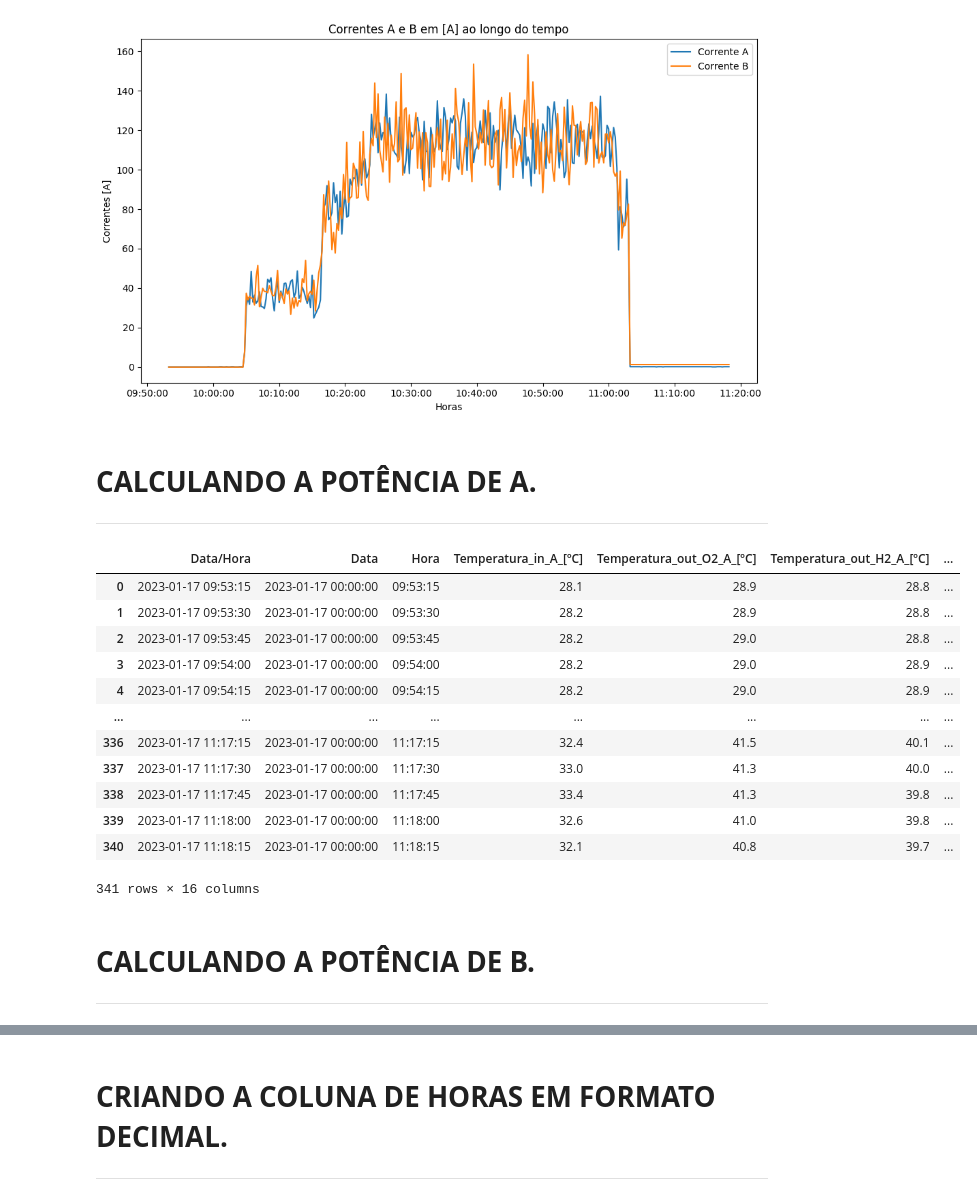
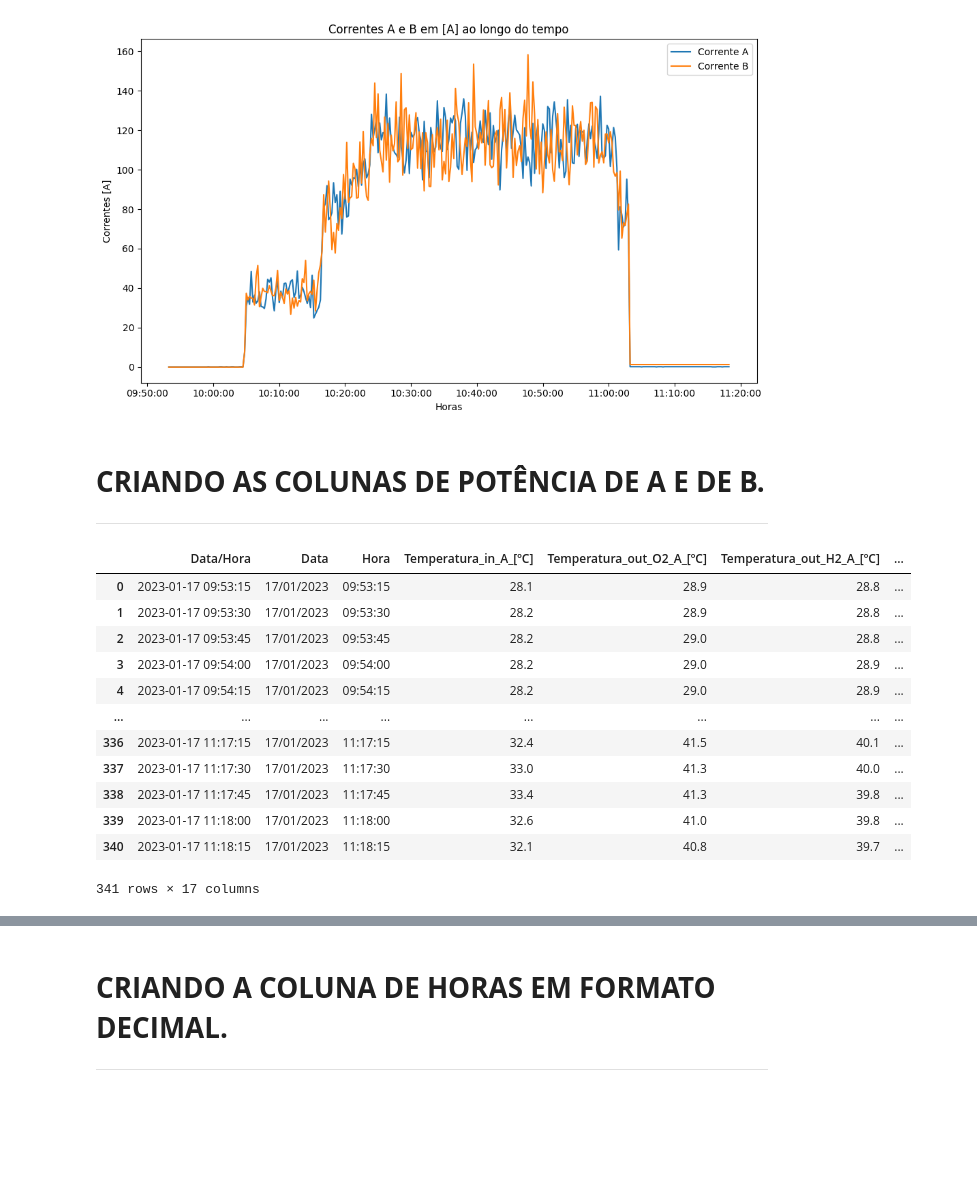
Before and after one commit to MalVaroTor/MalVaroTor, a Jupyter notebook: TCC_1_DESCOBRINDO.ipynb, the cells around one changed output, grey strips where cells are left out. Cells and saved outputs as stored; diff of their text form; code cells hidden in the pictures; blank space fills up the shorter version.

```diff
--- a/TCC_1_DESCOBRINDO.ipynb
+++ b/TCC_1_DESCOBRINDO.ipynb
@@ -38,0 +43,5 @@ display(db)
+# %%
+db['Data'] = pd.to_datetime(db['Data'])
+db['Data'] = db['Data'].dt.strftime('%d/%m/%Y')
+
+display(db)
@@ -127,37 +150,41 @@ plt.show()
 # %% [output]
 [figure]
 # %% [markdown]
-# **CALCULANDO A POTÊNCIA DE A.**
+# **CRIANDO AS COLUNAS DE POTÊNCIA DE A E DE B.**
 
 ---
 # %%
 # CALCULANDO A POTÊNCIA DE A.
 # db_dia['Potencia_A_[kW]'] = db_dia['Corrente_A_[A]'] * db_dia['Tensao_A_[V]'] / 1000
 
-# TRAZENDO O ÍNDICE DA COLUNA 'Corrente_B_[A]'.
-indice_corrente_B = db_dia.columns.get_loc('Tensao_A_[V]')
+# TRAZENDO O ÍNDICE DA COLUNA 'Tensao_A_[V]'.
+indice_tensao_a = db_dia.columns.get_loc('Tensao_A_[V]')
 
-# INSERINDO A COLUNA 'Potencia_A_[kW]' DEPOIS DA COLUNA 'Corrente_B_[A]'.
-db_dia.insert(indice_corrente_B + 1, \
+# INSERINDO A COLUNA 'Potencia_A_[kW]' DEPOIS DA COLUNA 'Tensao_A_[V]'.
+db_dia.insert(indice_tensao_a + 1, \
                 'Potencia_A_[kW]', \
                     db_dia['Corrente_A_[A]'] * db_dia['Tensao_A_[V]'] / 1000)
 
+# TRAZENDO O ÍNDICE DA COLUNA 'Tensao_B_[V]'.
+indice_tensao_B = db_dia.columns.get_loc('Tensao_B_[V]')
+
+# INSERINDO A COLUNA 'Potencia_B_[kW]' DEPOIS DA COLUNA 'Tensao_B_[V]'.
+db_dia.insert(indice_tensao_B + 1, \
+                'Potencia_B_[kW]', \
+                    db_dia['Corrente_B_[A]'] * db_dia['Tensao_B_[V]'] / 1000)
+
 display(db_dia)
 # %% [output]
 |  | Data/Hora | Data | Hora | Temperatura_in_A_[ºC] | Temperatura_out_O2_A_[ºC] | Temperatura_out_H2_A_[ºC] | ... |
-| 0 | 2023-01-17 09:53:15 | 2023-01-17 00:00:00 | 09:53:15 | 28.1 | 28.9 | 28.8 | ... |
-| 1 | 2023-01-17 09:53:30 | 2023-01-17 00:00:00 | 09:53:30 | 28.2 | 28.9 | 28.8 | ... |
-| 2 | 2023-01-17 09:53:45 | 2023-01-17 00:00:00 | 09:53:45 | 28.2 | 29.0 | 28.8 | ... |
-| 3 | 2023-01-17 09:54:00 | 2023-01-17 00:00:00 | 09:54:00 | 28.2 | 29.0 | 28.9 | ... |
-| 4 | 2023-01-17 09:54:15 | 2023-01-17 00:00:00 | 09:54:15 | 28.2 | 29.0 | 28.9 | ... |
+| 0 | 2023-01-17 09:53:15 | 17/01/2023 | 09:53:15 | 28.1 | 28.9 | 28.8 | ... |
+| 1 | 2023-01-17 09:53:30 | 17/01/2023 | 09:53:30 | 28.2 | 28.9 | 28.8 | ... |
+| 2 | 2023-01-17 09:53:45 | 17/01/2023 | 09:53:45 | 28.2 | 29.0 | 28.8 | ... |
+| 3 | 2023-01-17 09:54:00 | 17/01/2023 | 09:54:00 | 28.2 | 29.0 | 28.9 | ... |
+| 4 | 2023-01-17 09:54:15 | 17/01/2023 | 09:54:15 | 28.2 | 29.0 | 28.9 | ... |
 | ... | ... | ... | ... | ... | ... | ... | ... |
-| 336 | 2023-01-17 11:17:15 | 2023-01-17 00:00:00 | 11:17:15 | 32.4 | 41.5 | 40.1 | ... |
-| 337 | 2023-01-17 11:17:30 | 2023-01-17 00:00:00 | 11:17:30 | 33.0 | 41.3 | 40.0 | ... |
-| 338 | 2023-01-17 11:17:45 | 2023-01-17 00:00:00 | 11:17:45 | 33.4 | 41.3 | 39.8 | ... |
-| 339 | 2023-01-17 11:18:00 | 2023-01-17 00:00:00 | 11:18:00 | 32.6 | 41.0 | 39.8 | ... |
-| 340 | 2023-01-17 11:18:15 | 2023-01-17 00:00:00 | 11:18:15 | 32.1 | 40.8 | 39.7 | ... |
+| 336 | 2023-01-17 11:17:15 | 17/01/2023 | 11:17:15 | 32.4 | 41.5 | 40.1 | ... |
+| 337 | 2023-01-17 11:17:30 | 17/01/2023 | 11:17:30 | 33.0 | 41.3 | 40.0 | ... |
+| 338 | 2023-01-17 11:17:45 | 17/01/2023 | 11:17:45 | 33.4 | 41.3 | 39.8 | ... |
+| 339 | 2023-01-17 11:18:00 | 17/01/2023 | 11:18:00 | 32.6 | 41.0 | 39.8 | ... |
+| 340 | 2023-01-17 11:18:15 | 17/01/2023 | 11:18:15 | 32.1 | 40.8 | 39.7 | ... |
-341 rows × 16 columns
+341 rows × 17 columns
-# %% [markdown]
-# **CALCULANDO A POTÊNCIA DE B.**
-
----
```
Also changed, not shown: parts of 14 cells of this notebook.
